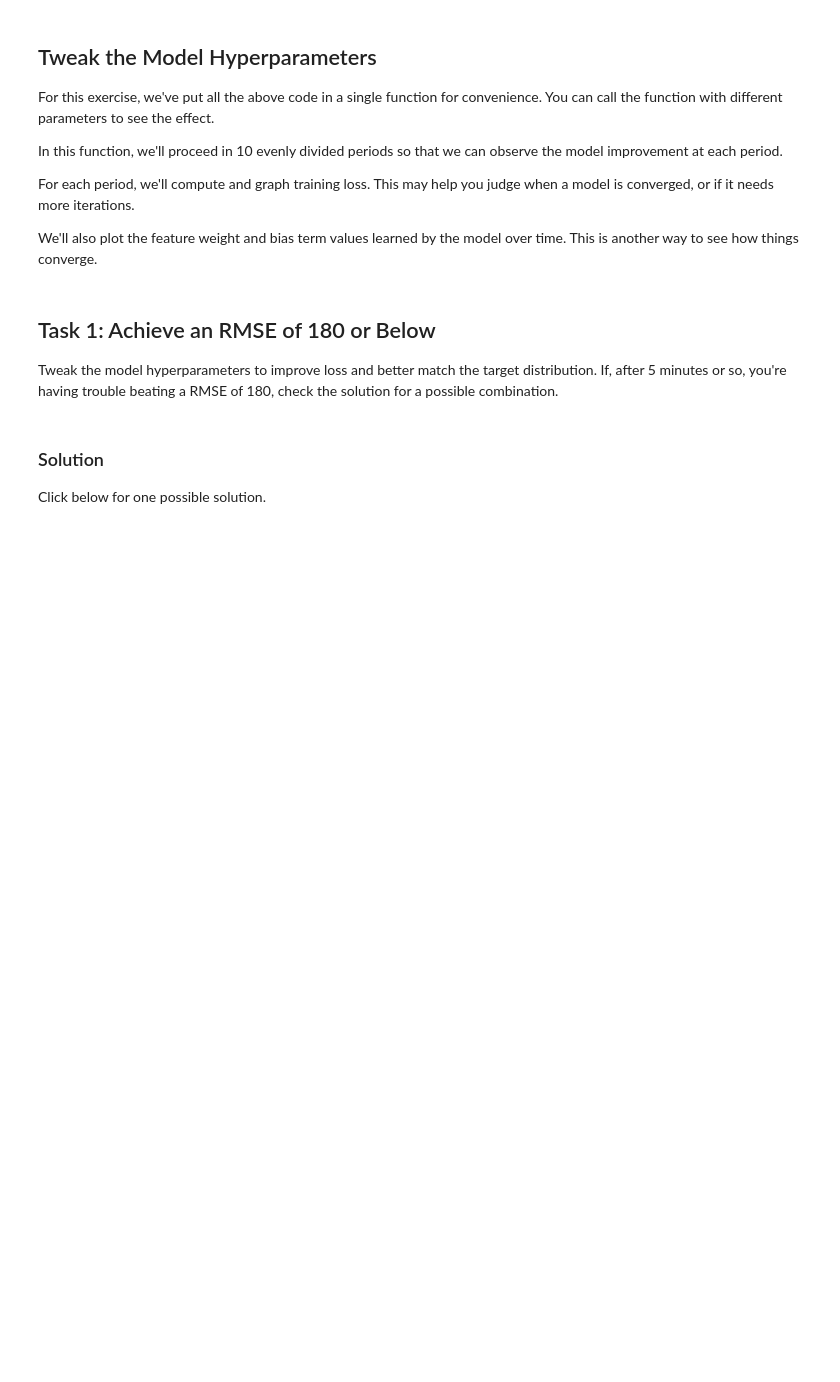
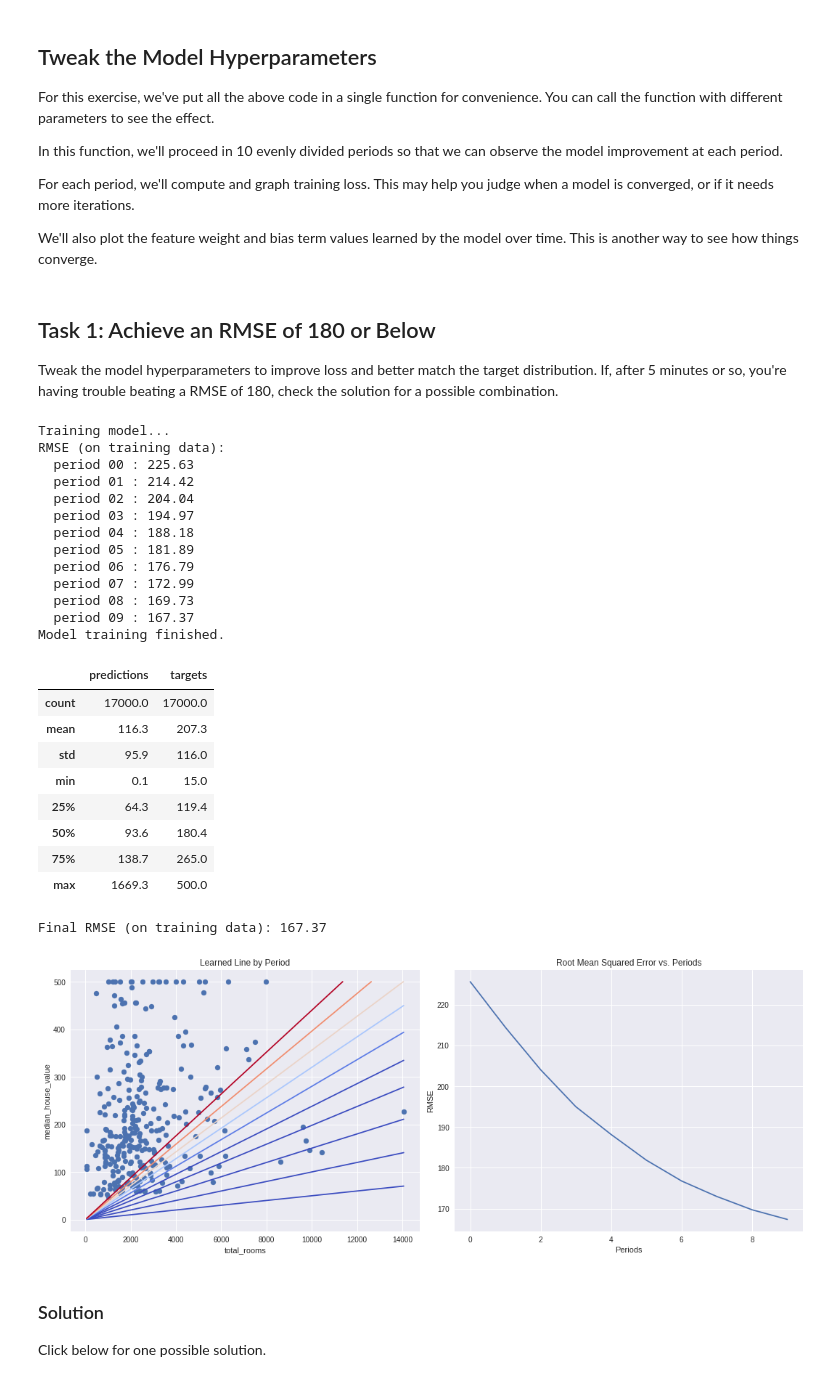
Before and after one commit to bahadirbulut/Google-Machine-Learning-Crash-Course, a Jupyter notebook: first_steps_with_tensor_flow.ipynb, the cells around one changed output. Drawn from its saved outputs; the diff is of its cells as text; code cells hidden in the pictures; blank space fills up the shorter version.

```diff
--- a/first_steps_with_tensor_flow.ipynb
+++ b/first_steps_with_tensor_flow.ipynb
@@ -374,10 +431,35 @@ Tweak the model hyperparameters to improve loss and better match the target dist
 If, after 5 minutes or so, you're having trouble beating a RMSE of 180, check the solution for a possible combination.
 # %%
 train_model(
-    learning_rate=0.00001,
-    steps=100,
-    batch_size=1
+    learning_rate=0.00002,
+    steps=500,
+    batch_size=8
 )
+# %% [output]
+Training model...
+RMSE (on training data):
+  period 00 : 225.63
+  period 01 : 214.42
+  period 02 : 204.04
+  period 03 : 194.97
+  period 04 : 188.18
+  period 05 : 181.89
+  period 06 : 176.79
+  period 07 : 172.99
+  period 08 : 169.73
+  period 09 : 167.37
+Model training finished.
+|  | predictions | targets |
+| count | 17000.0 | 17000.0 |
+| mean | 116.3 | 207.3 |
+| std | 95.9 | 116.0 |
+| min | 0.1 | 15.0 |
+| 25% | 64.3 | 119.4 |
+| 50% | 93.6 | 180.4 |
+| 75% | 138.7 | 265.0 |
+| max | 1669.3 | 500.0 |
+Final RMSE (on training data): 167.37
+[figure, added]
 # %% [markdown]
 ### Solution
 
```
Also changed, not shown: parts of 10 cells of this notebook.
